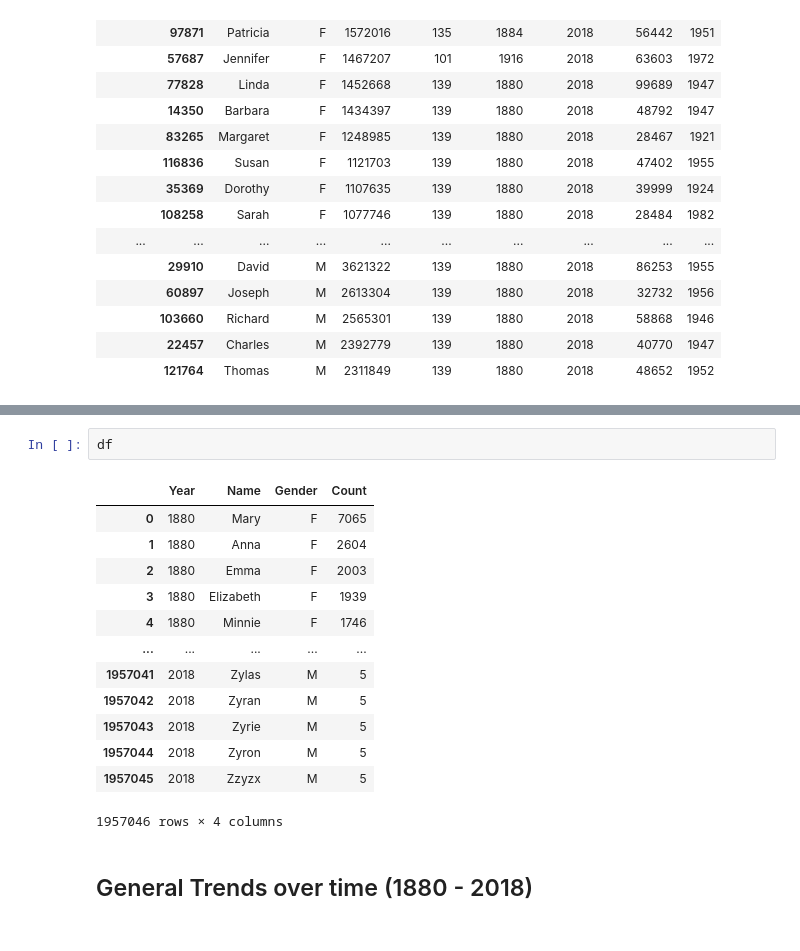
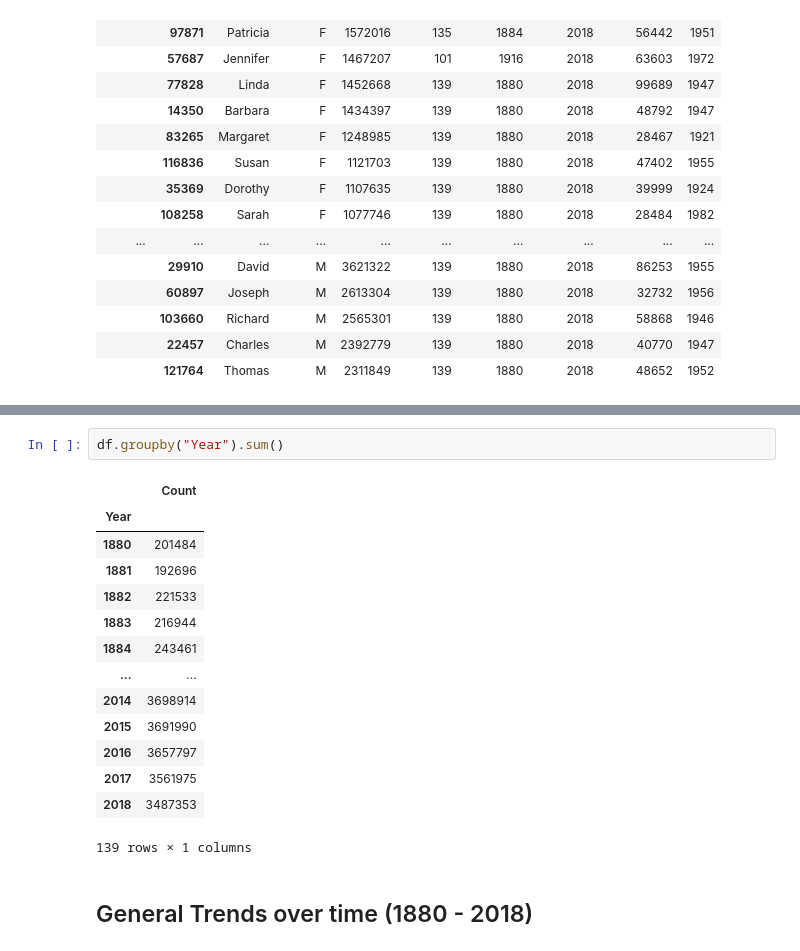
Before and after one commit to qviet1602/Python_project, a Jupyter notebook: Project_07_Materials/Project_07_ProjectBrief_blank.ipynb, the cells around one changed output, grey strips where cells are left out. Saved outputs shown, nothing was run; the diff lists cells and outputs as text.

```diff
--- a/Project_07_Materials/Project_07_ProjectBrief_blank.ipynb
+++ b/Project_07_Materials/Project_07_ProjectBrief_blank.ipynb
@@ -179,22 +179,23 @@ agg2.groupby("Gender").apply(lambda x: x.nlargest(n = 10, columns = "Total"))
 |  | 121764 | Thomas | M | 2311849 | 139 | 1880 | 2018 | 48652 | 1952 |
 # %% [markdown]
 ![image.png](attachment:image.png)
-# %%
-df
-# %% [output]
-|  | Year | Name | Gender | Count |
-| 0 | 1880 | Mary | F | 7065 |
-| 1 | 1880 | Anna | F | 2604 |
-| 2 | 1880 | Emma | F | 2003 |
-| 3 | 1880 | Elizabeth | F | 1939 |
-| 4 | 1880 | Minnie | F | 1746 |
-| ... | ... | ... | ... | ... |
-| 1957041 | 2018 | Zylas | M | 5 |
-| 1957042 | 2018 | Zyran | M | 5 |
-| 1957043 | 2018 | Zyrie | M | 5 |
-| 1957044 | 2018 | Zyron | M | 5 |
-| 1957045 | 2018 | Zzyzx | M | 5 |
-1957046 rows × 4 columns
+# %%
+df.groupby("Year").sum()
+# %% [output]
+|  | Count |
+| Year |  |
+| 1880 | 201484 |
+| 1881 | 192696 |
+| 1882 | 221533 |
+| 1883 | 216944 |
+| 1884 | 243461 |
+| ... | ... |
+| 2014 | 3698914 |
+| 2015 | 3691990 |
+| 2016 | 3657797 |
+| 2017 | 3561975 |
+| 2018 | 3487353 |
+139 rows × 1 columns
 # %% [markdown]
 ## General Trends over time (1880 - 2018)
 # %% [markdown]
```
Also changed, not shown: parts of 15 cells of this notebook.
